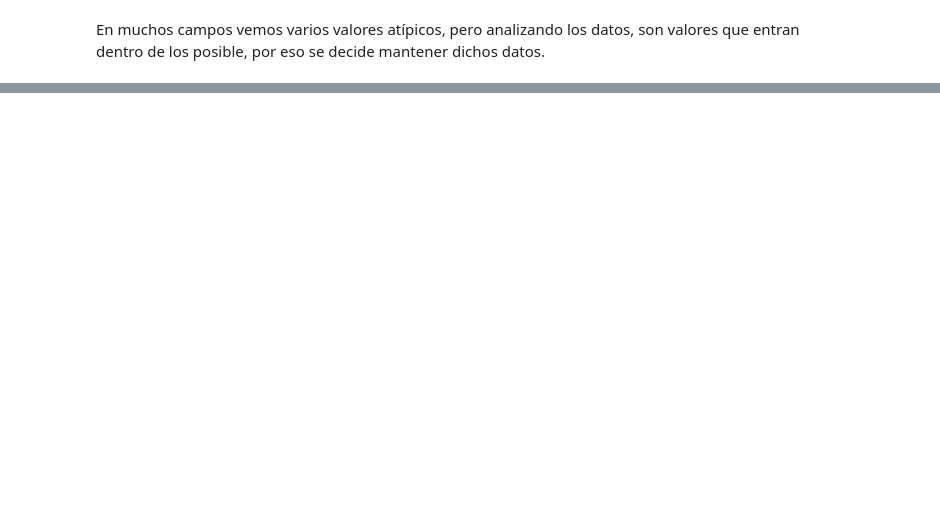
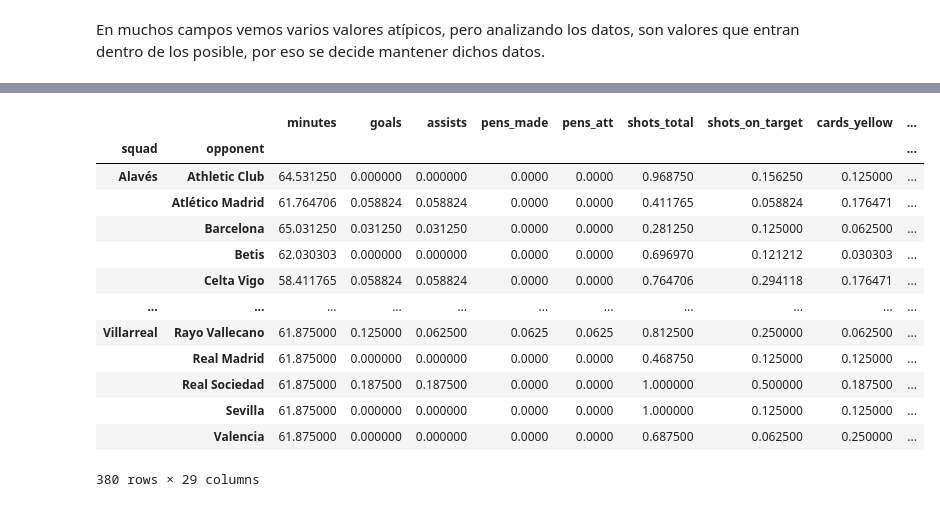
Before and after one commit to KoNGoL/Tipologia_prac1, a Jupyter notebook: Tipologia_prac2.ipynb, the cells around one changed output, grey strips where cells are left out. Cells and saved outputs as stored; diff of their text form; code cells hidden in the pictures; blank space fills up the shorter version.

```diff
--- a/Tipologia_prac2.ipynb
+++ b/Tipologia_prac2.ipynb
@@ -216,0 +344,17 @@ En muchos campos vemos varios valores atípicos, pero analizando los datos, son
+# %%
+data_liga[data_liga['minutes'].notna()].groupby(['squad', 'opponent']).mean()
+# %% [output]
+|  |  | minutes | goals | assists | pens_made | pens_att | shots_total | shots_on_target | cards_yellow | ... |
+| squad | opponent |  |  |  |  |  |  |  |  | ... |
+| Alavés | Athletic Club | 64.531250 | 0.000000 | 0.000000 | 0.0000 | 0.0000 | 0.968750 | 0.156250 | 0.125000 | ... |
+|  | Atlético Madrid | 61.764706 | 0.058824 | 0.058824 | 0.0000 | 0.0000 | 0.411765 | 0.058824 | 0.176471 | ... |
+|  | Barcelona | 65.031250 | 0.031250 | 0.031250 | 0.0000 | 0.0000 | 0.281250 | 0.125000 | 0.062500 | ... |
+|  | Betis | 62.030303 | 0.000000 | 0.000000 | 0.0000 | 0.0000 | 0.696970 | 0.121212 | 0.030303 | ... |
+|  | Celta Vigo | 58.411765 | 0.058824 | 0.058824 | 0.0000 | 0.0000 | 0.764706 | 0.294118 | 0.176471 | ... |
+| ... | ... | ... | ... | ... | ... | ... | ... | ... | ... | ... |
+| Villarreal | Rayo Vallecano | 61.875000 | 0.125000 | 0.062500 | 0.0625 | 0.0625 | 0.812500 | 0.250000 | 0.062500 | ... |
+|  | Real Madrid | 61.875000 | 0.000000 | 0.000000 | 0.0000 | 0.0000 | 0.468750 | 0.125000 | 0.125000 | ... |
+|  | Real Sociedad | 61.875000 | 0.187500 | 0.187500 | 0.0000 | 0.0000 | 1.000000 | 0.500000 | 0.187500 | ... |
+|  | Sevilla | 61.875000 | 0.000000 | 0.000000 | 0.0000 | 0.0000 | 1.000000 | 0.125000 | 0.125000 | ... |
+|  | Valencia | 61.875000 | 0.000000 | 0.000000 | 0.0000 | 0.0000 | 0.687500 | 0.062500 | 0.250000 | ... |
+380 rows × 29 columns
```
Also changed, not shown: parts of 27 cells of this notebook.
